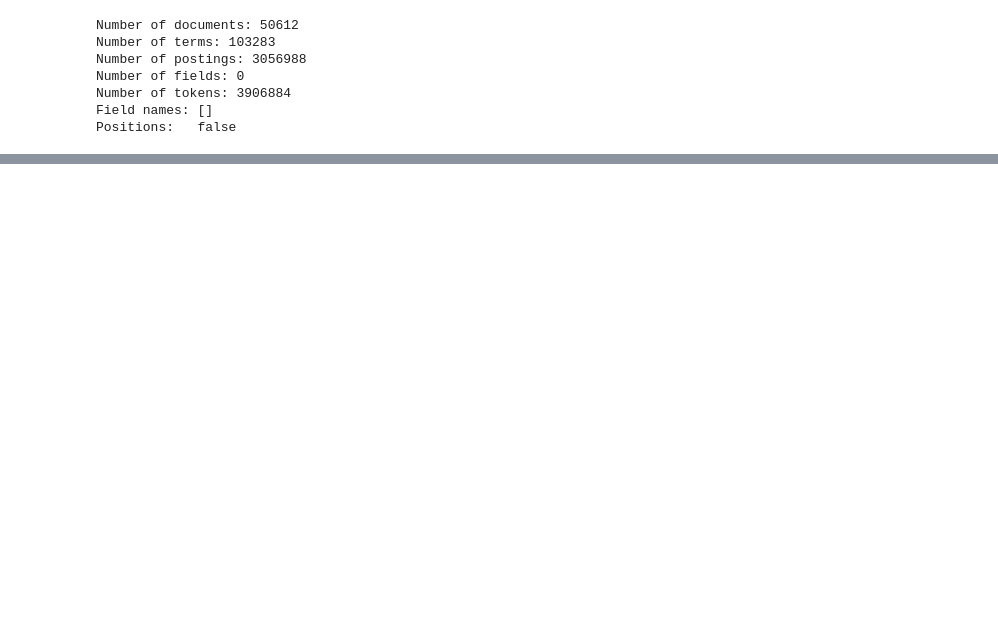
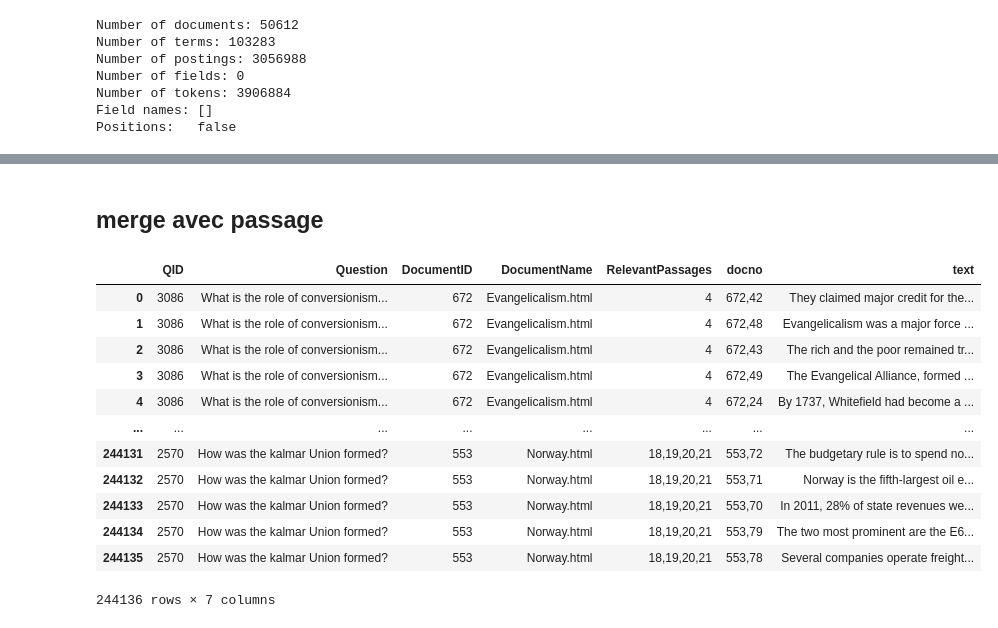
Before and after one commit to barthosdac/projet-rital, a Jupyter notebook: f.ipynb, the cells around one changed output, grey strips where cells are left out. Saved outputs shown, nothing was run; the diff lists cells and outputs as text; code cells hidden in the pictures; blank space fills up the shorter version.

```diff
--- a/f.ipynb
+++ b/f.ipynb
@@ -131,0 +193,3 @@ Positions:   false
+# %%
+df_test = pd.read_csv("WikiPassageQA/test.tsv",sep='\t')
+df_test
@@ -131,0 +210,3 @@ Positions:   false
+# %%
+df_dev = pd.read_csv("WikiPassageQA/dev.tsv",sep='\t')
+df_dev
@@ -131,0 +261,19 @@ Positions:   false
+# %% [markdown]
+## merge avec passage
+# %%
+df_complete = df_query.merge(docs_df, on =["DocumentID"])
+df_complete
+# %% [output]
+|  | QID | Question | DocumentID | DocumentName | RelevantPassages | docno | text |
+| 0 | 3086 | What is the role of conversionism... | 672 | Evangelicalism.html | 4 | 672,42 | They claimed major credit for the... |
+| 1 | 3086 | What is the role of conversionism... | 672 | Evangelicalism.html | 4 | 672,48 | Evangelicalism was a major force ... |
+| 2 | 3086 | What is the role of conversionism... | 672 | Evangelicalism.html | 4 | 672,43 | The rich and the poor remained tr... |
+| 3 | 3086 | What is the role of conversionism... | 672 | Evangelicalism.html | 4 | 672,49 | The Evangelical Alliance, formed ... |
+| 4 | 3086 | What is the role of conversionism... | 672 | Evangelicalism.html | 4 | 672,24 | By 1737, Whitefield had become a ... |
+| ... | ... | ... | ... | ... | ... | ... | ... |
+| 244131 | 2570 | How was the kalmar Union formed? | 553 | Norway.html | 18,19,20,21 | 553,72 | The budgetary rule is to spend no... |
+| 244132 | 2570 | How was the kalmar Union formed? | 553 | Norway.html | 18,19,20,21 | 553,71 | Norway is the fifth-largest oil e... |
+| 244133 | 2570 | How was the kalmar Union formed? | 553 | Norway.html | 18,19,20,21 | 553,70 | In 2011, 28% of state revenues we... |
+| 244134 | 2570 | How was the kalmar Union formed? | 553 | Norway.html | 18,19,20,21 | 553,79 | The two most prominent are the E6... |
+| 244135 | 2570 | How was the kalmar Union formed? | 553 | Norway.html | 18,19,20,21 | 553,78 | Several companies operate freight... |
+244136 rows × 7 columns
```
Also changed, not shown: parts of 17 cells of this notebook.
